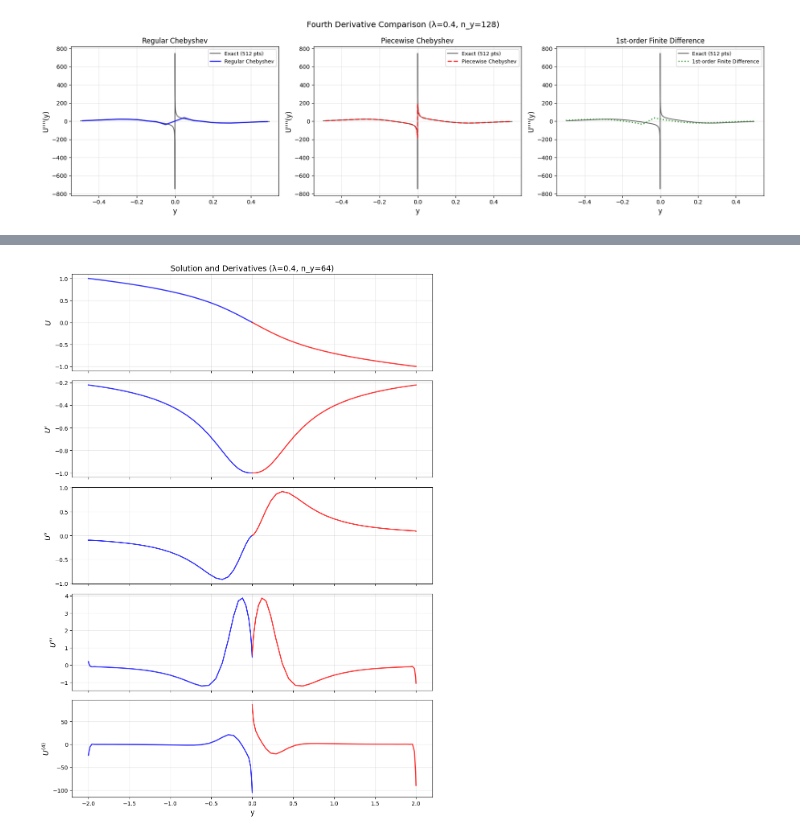
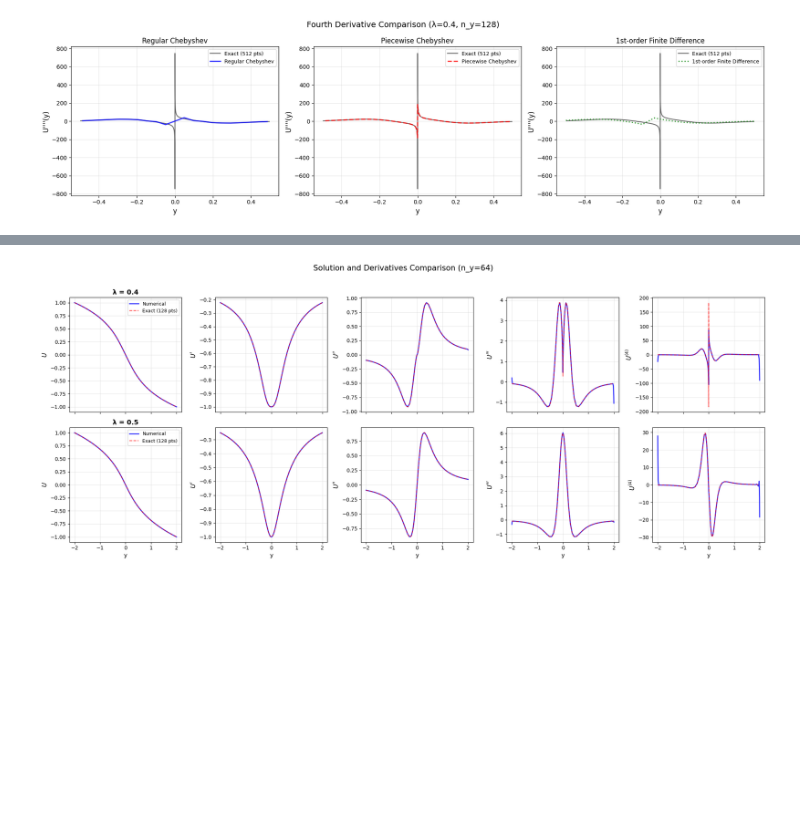
Before and after one commit to ayang923/AM205-project, a Jupyter notebook: burgers/src/plots.ipynb, the cells around one changed output, grey strips where cells are left out. Saved outputs shown, nothing was run; the diff lists cells and outputs as text; code cells hidden in the pictures; blank space fills up the shorter version.

Commit message:
Implements plots for fixed l numerical examples

```diff
--- a/burgers/src/plots.ipynb
+++ b/burgers/src/plots.ipynb
@@ -150,14 +150,20 @@ from util.chebyshev_diff import chebyshev_diff_matrix
 from chebyshev_piecewise_ad import fixed_l_inference_system
 
 n_y = 64
+n_y_exact = 128
+lambda_values = [0.4, 0.5]
+label_names = ["$U$", "$U'$", "$U''$", "$U'''$", "$U^{(4)}$"]
+
+# Store data for all lambda values
+all_data = {}
 
 # Process both lambda values
-for l in [0.4, 0.5]:
+for l in lambda_values:
     print(f"\n{'='*60}")
     print(f"Processing λ = {l}")
     print(f"{'='*60}")
 
-    # Solve using piecewise Chebyshev with system-based optimization
+    # ===== Numerical Solution (n_y = 64) =====
     u_num, n_segment, (y1, D1, y2, D2) = fixed_l_inference_system(n_y, l, tol=1e-10, method='hybr')
 
     # Combine full domain
@@ -167,9 +173,8 @@ for l in [0.4, 0.5]:
     U1 = np.flip(u_num[:n_segment])
     U2 = np.flip(u_num[n_segment:])
 
-    # Compute all derivatives
-    derivatives = [u_num]  # Start with solution itself
-    label_names = ["$U$", "$U'$", "$U''$", "$U'''$", "$U^{(4)}$"]
+    # Compute all derivatives for numerical solution
+    derivatives_num = [u_num]  # Start with solution itself
 
     U1_current = U1.copy()
     U2_current = U2.copy()
@@ -177,26 +182,79 @@ for l in [0.4, 0.5]:
     for i in range(4):
         U1_current = D1 @ U1_current
         U2_current = D2 @ U2_current
-        derivatives.append(np.concatenate([np.flip(U1_current), np.flip(U2_current)]))
+        derivatives_num.append(np.concatenate([np.flip(U1_current), np.flip(U2_current)]))
 
-    # Create figure with subplots for solution and derivatives
-    fig, axs = plt.subplots(5, 1, figsize=(10, 14), sharex=True)
+    # ===== Exact Solution (n_y = 512) =====
+    n_segment_exact = int(n_y_exact/2)+1
+    D1_exact, y1_exact = chebyshev_diff_matrix(n_segment_exact, a=-2, b=0)
+    D2_exact, y2_exact = chebyshev_diff_matrix(n_segment_exact, a=0, b=2)
 
-    for i, (ax, arr, name) in enumerate(zip(axs, derivatives, label_names)):
-        # Plot each segment separately (flip back for plotting)
-        ax.plot(y1, np.flip(arr[:n_segment]), 'b-', linewidth=2, alpha=0.8)
-        ax.plot(y2, np.flip(arr[n_segment:]), 'r-', linewidth=2, alpha=0.8)
-        ax.set_ylabel(name, fontsize=13)
-        ax.grid(True, alpha=0.3)
-        if i == 0:
-            ax.set_title(f'Solution and Derivatives (λ={l}, n_y={n_y})', fontsize=14)
-        if i == 4:
-            ax.set_xlabel('y', fontsize=12)
+    y_full_exact = np.concatenate([np.flip(y1_exact), np.flip(y2_exact)])
+    u_exact_full = construct_exact_solution(y_full_exact, l=l)
 
-    plt.tight_layout()
-    plt.show()
+    # Extract exact solution on each segment (flip to match Chebyshev ordering)
+    U1_exact = np.flip(u_exact_full[:n_segment_exact])
+    U2_exact = np.flip(u_exact_full[n_segment_exact:])
+
+    # Compute all derivatives for exact solution using Chebyshev differentiation
+    derivatives_exact = [u_exact_full]  # Start with solution itself
+
+    U1_exact_current = U1_exact.copy()
+    U2_exact_current = U2_exact.copy()
+
+    for i in range(4):
+        U1_exact_current = D1_exact @ U1_exact_current
+        U2_exact_current = D2_exact @ U2_exact_current
+        derivatives_exact.append(np.concatenate([np.flip(U1_exact_current), np.flip(U2_exact_current)]))
+
+    # Concatenate segments for continuous plotting
+    y_num_full = np.concatenate([np.flip(y1), np.flip(y2)])
+    y_exact_full = np.concatenate([np.flip(y1_exact), np.flip(y2_exact)])
+
+    # Store data
+    all_data[l] = {
+        'y_num': y_num_full,
+        'y_exact': y_exact_full,
+        'derivatives_num': derivatives_num,
+        'derivatives_exact': derivatives_exact
+    }
 
     print(f"Completed λ = {l}\n")
+
+# ===== Create single figure with 2 rows (one per lambda) and 5 columns (one per derivative) =====
+fig, axs = plt.subplots(2, 5, figsize=(20, 8), sharex='col')
+
+for row_idx, l in enumerate(lambda_values):
+    data = all_data[l]
+    y_num_full = data['y_num']
+    y_exact_full = data['y_exact']
+    derivatives_num = data['derivatives_num']
+    derivatives_exact = data['derivatives_exact']
+
+    for col_idx, (arr_num, arr_exact, name) in enumerate(zip(derivatives_num, derivatives_exact, label_names)):
+        ax = axs[row_idx, col_idx]
+
+        # Plot numerical solution as single continuous line
+        ax.plot(y_num_full, arr_num, 'b-', linewidth=2, alpha=0.8, label='Numerical')
+
+        # Plot exact solution as single continuous line
+        ax.plot(y_exact_full, arr_exact, 'r--', linewidth=1.5, alpha=0.7, label=f'Exact ({n_y_exact} pts)')
+
+        ax.set_ylabel(name, fontsize=12)
+        ax.grid(True, alpha=0.3)
+
+        # Add title and legend to first column
+        if col_idx == 0:
+            ax.set_title(f'λ = {l}', fontsize=13, fontweight='bold')
+            ax.legend(fontsize=9)
+
+        # Add x-label to bottom row
+        if row_idx == 1:
+            ax.set_xlabel('y', fontsize=11)
+
+plt.suptitle(f'Solution and Derivatives Comparison (n_y={n_y})', fontsize=15, y=1.02)
+plt.tight_layout()
+plt.show()
 # %% [output]
 ============================================================
 Processing λ = 0.4
@@ -210 +276 @@ Level 6/6 (n_y=64): Success=True, Residual norm=7.831559e-06
-[figure, old version]
+[figure, new version]
```
Also changed, not shown: parts of 1 cell of this notebook.
